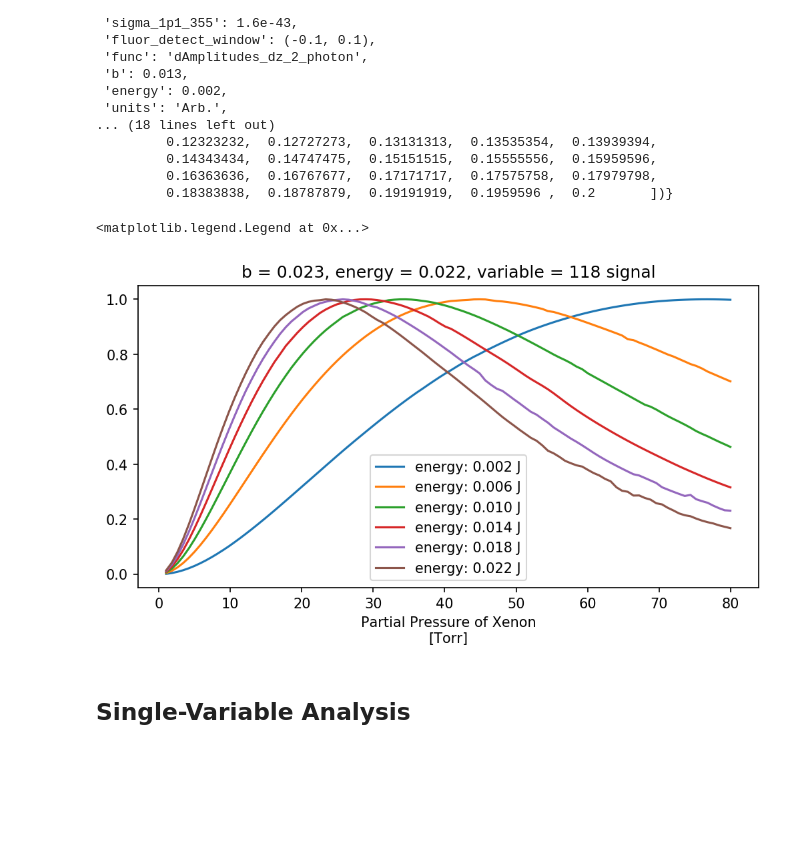
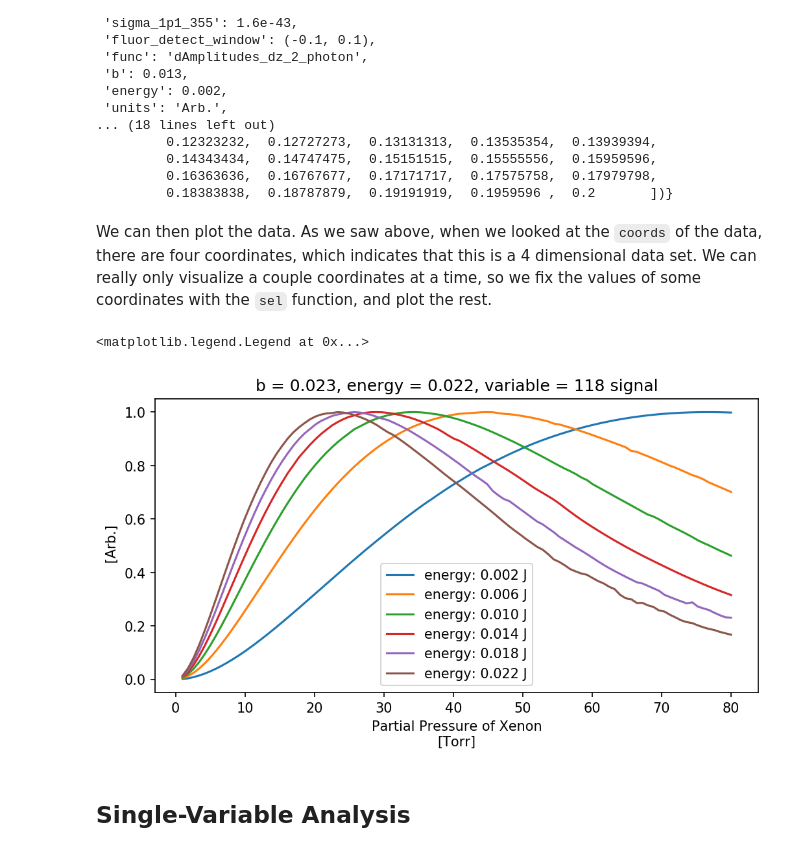
Before and after one commit to jasonbossert/uv_generation, a Jupyter notebook: notebooks/vuv_gen_1D_prop_model.ipynb, the cells around one changed output. Drawn from its saved outputs; the diff is of its cells as text; code cells hidden in the pictures; blank space fills up the shorter version.

```diff
--- a/notebooks/vuv_gen_1D_prop_model.ipynb
+++ b/notebooks/vuv_gen_1D_prop_model.ipynb
@@ -274,7 +286,7 @@ def dAmplitudes_dz_1p1_REMPI(z, amplitudes, params):
     [A_355, A_118, _] = amplitudes
     dA_355_dz = dAmplitude_355_dz(z, params)
     dA_118_dz = chi3*PXe*k118 * A_355**3 - sigma * PXe**2 * A_118
-    dA_fluo_dz = sigma * PXe**2 * A_118
+    dA_fluo_dz = 0.5*sigma * PXe**2 * A_118
 
     return [dA_355_dz, dA_118_dz, dA_fluo_dz]
 # %% [markdown]
@@ -295,7 +307,7 @@ def dAmplitudes_dz_1p1_REMPI_355(z, amplitudes, params):
     [A_355, A_118, _] = amplitudes
     dA_355_dz = dAmplitude_355_dz(z, params)
     dA_118_dz = chi3*PXe*k118 * A_355**3 - sigma * PXe**2 * A_118 * A_355
-    dA_fluo_dz = sigma * PXe**2 * A_118 * A_355
+    dA_fluo_dz = 0.5*sigma * PXe**2 * A_118 * A_355
 
     return [dA_355_dz, dA_118_dz, dA_fluo_dz]
 # %%
@@ -566,23 +592,32 @@ scanned.attrs
          0.14343434,  0.14747475,  0.15151515,  0.15555556,  0.15959596,
          0.16363636,  0.16767677,  0.17171717,  0.17575758,  0.17979798,
          0.18383838,  0.18787879,  0.19191919,  0.1959596 ,  0.2       ])}
-# %%
-def norm_DataArray(dataarray):
-    return dataarray / np.max(dataarray)
+# %%
+def norm_DataArray(dataarray, val=None):
+    """
+    Normalize the input dataarray against itself, or to another value if specified.
+    """
+    if val is None:
+        return dataarray / np.max(dataarray)
+    else:
+        return dataarray / val
+# %% [markdown]
+We can then plot the data. As we saw above, when we looked at the `coords` of the data, there are four coordinates, which indicates that this is a 4 dimensional data set. We can really only visualize a couple coordinates at a time, so we fix the values of some coordinates with the `sel` function, and plot the rest.
 # %%
 fig, ax = plt.subplots(1, 1, figsize=(8,4), dpi=150)
 
 scan_var = 'energy'
 
 for val in scanned.coords[scan_var]:
     label = f"{scan_var}: {val.data:.3F} {val.attrs['units']}"
-    norm_DataArray(scanned.sel(variable='118 signal',
-                               energy=val,
-                               b=0.023)).plot(ax=ax, label=label)
+    data_selection = {'variable': '118 signal',
+                      'energy': val,
+                      'b': 0.023}
+    norm_DataArray(scanned.sel(data_selection)).plot(ax=ax, label=label)
 ax.legend()
 # %% [output]
 <matplotlib.legend.Legend at 0x...>
-[figure, old version]
+[figure, new version]
 # %% [markdown]
 ## Single-Variable Analysis
 # %% [markdown]
```
Also changed, not shown: parts of 56 cells of this notebook, 3 other files.
